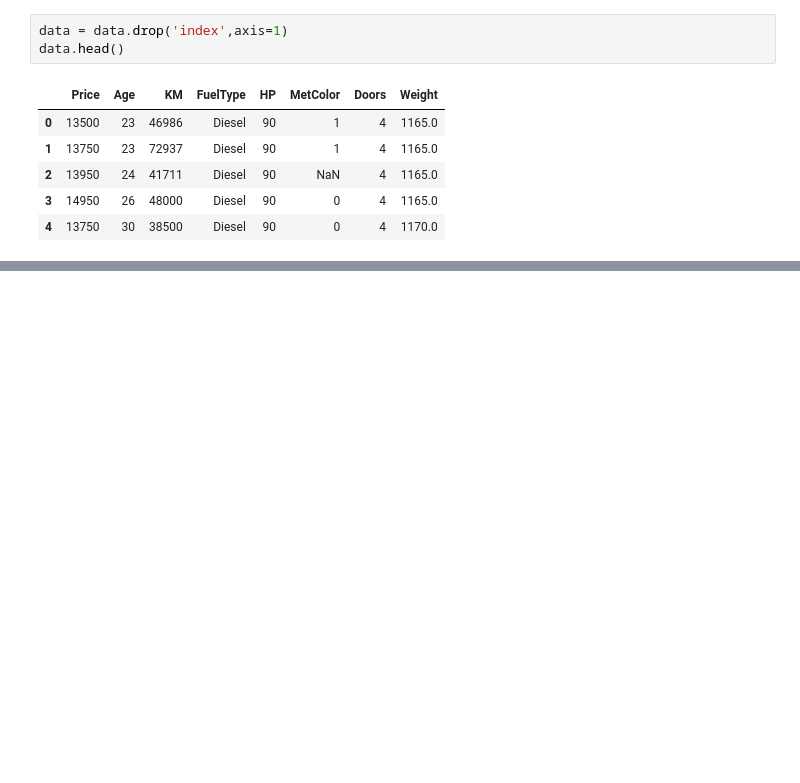
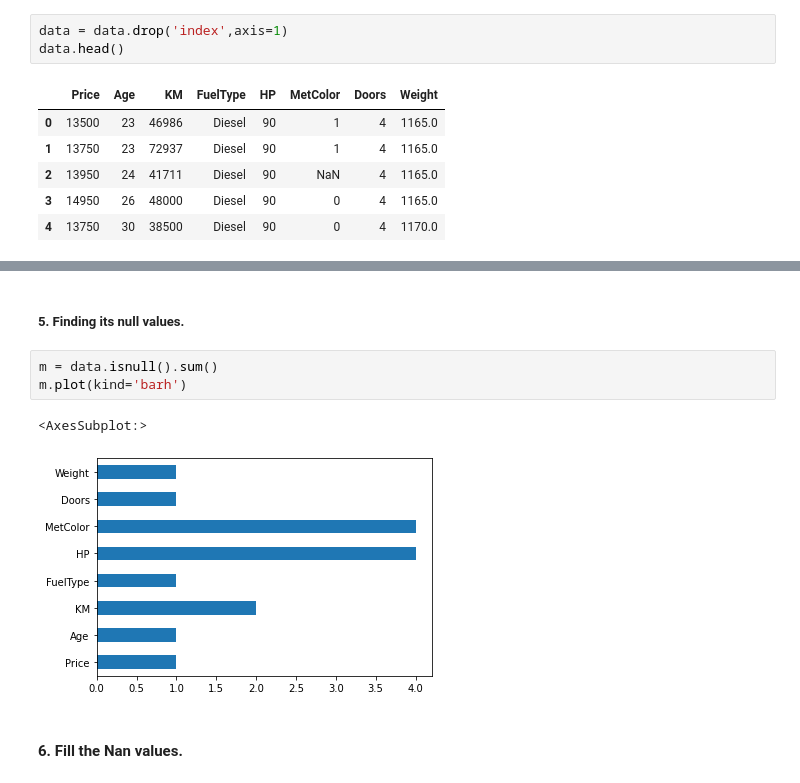
Before and after one commit to Hrithik2212/Python-Advanced-, a Jupyter notebook: DA lab/Lab6-EDA/eda.ipynb, the cells around one changed output, grey strips where cells are left out. Cells and saved outputs as stored; diff of their text form; blank space fills up the shorter version.

```diff
--- a/DA lab/Lab6-EDA/eda.ipynb
+++ b/DA lab/Lab6-EDA/eda.ipynb
@@ -48,0 +99,10 @@ col
+# %% [markdown]
+##### 5. Finding its null values.
+# %%
+m = data.isnull().sum()
+m.plot(kind='barh')
+# %% [output]
+<AxesSubplot:>
+[figure, added]
+# %% [markdown]
+#### 6. Fill the Nan values.
```
Also changed, not shown: parts of 19 cells of this notebook, 5 other files.
